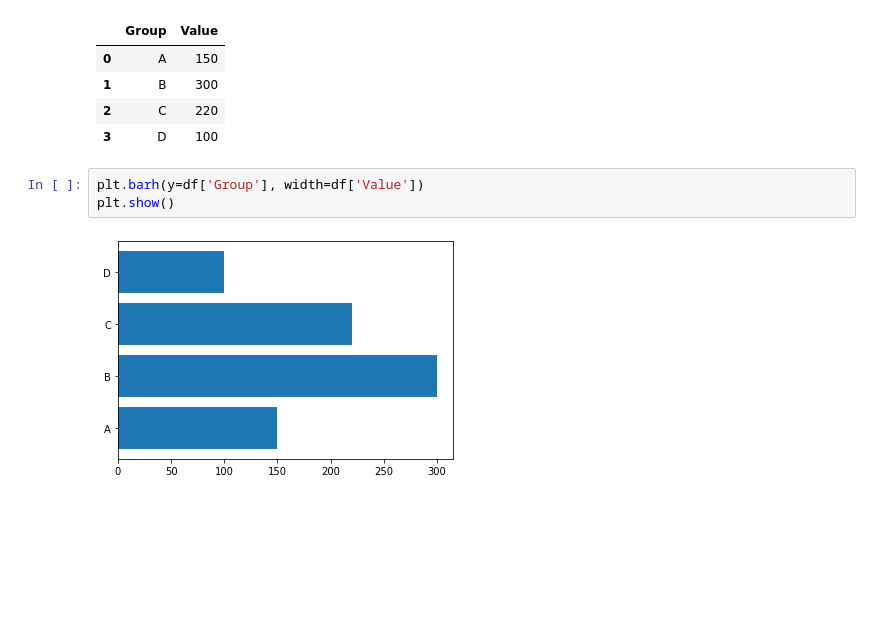
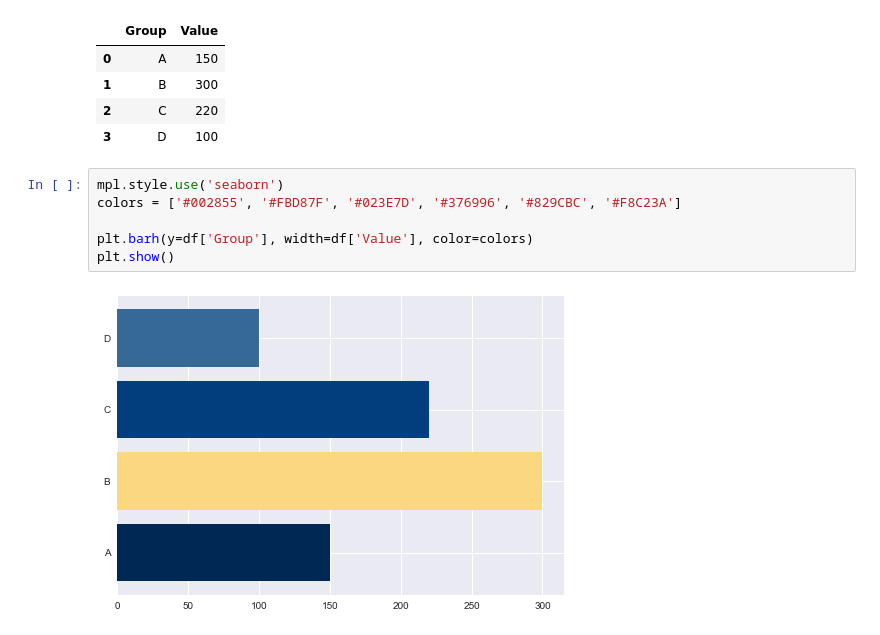
Before and after one commit to JohnTrunix/data-science-jupyter-book, a Jupyter notebook: pages/visualization/visuals/charts/hbar.ipynb, the cells around one changed output. Cells and saved outputs as stored; diff of their text form; blank space fills up the shorter version.

```diff
--- a/pages/visualization/visuals/charts/hbar.ipynb
+++ b/pages/visualization/visuals/charts/hbar.ipynb
@@ -50,7 +51,10 @@ df.head()
 | 2 | C | 220 |
 | 3 | D | 100 |
 # %%
-plt.barh(y=df['Group'], width=df['Value'])
+mpl.style.use('seaborn')
+colors = ['#002855', '#FBD87F', '#023E7D', '#376996', '#829CBC', '#F8C23A']
+
+plt.barh(y=df['Group'], width=df['Value'], color=colors)
 plt.show()
 # %% [output]
-[figure, old version]
+[figure, new version]
```
Also changed, not shown: parts of 1 cell of this notebook, 4 other files.
